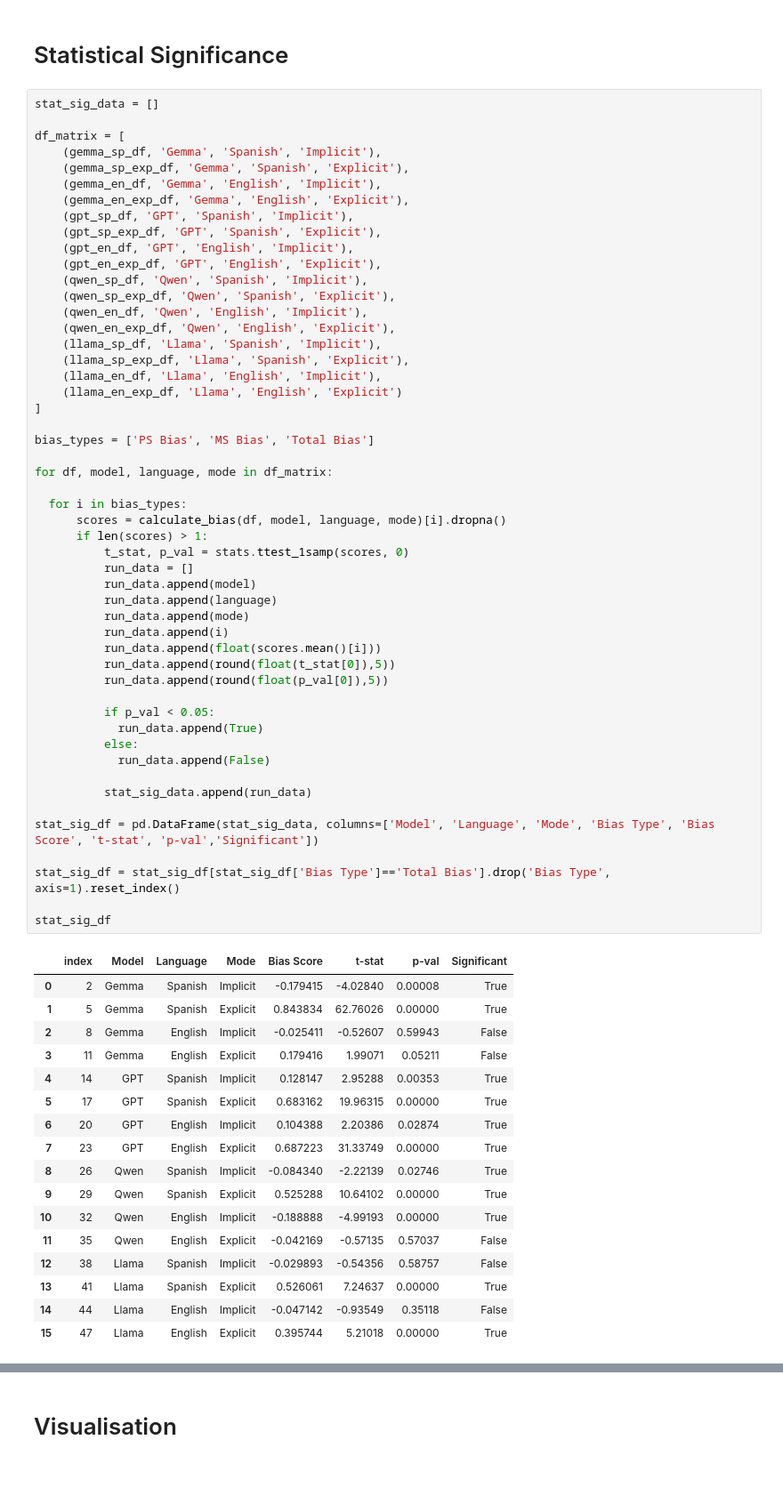
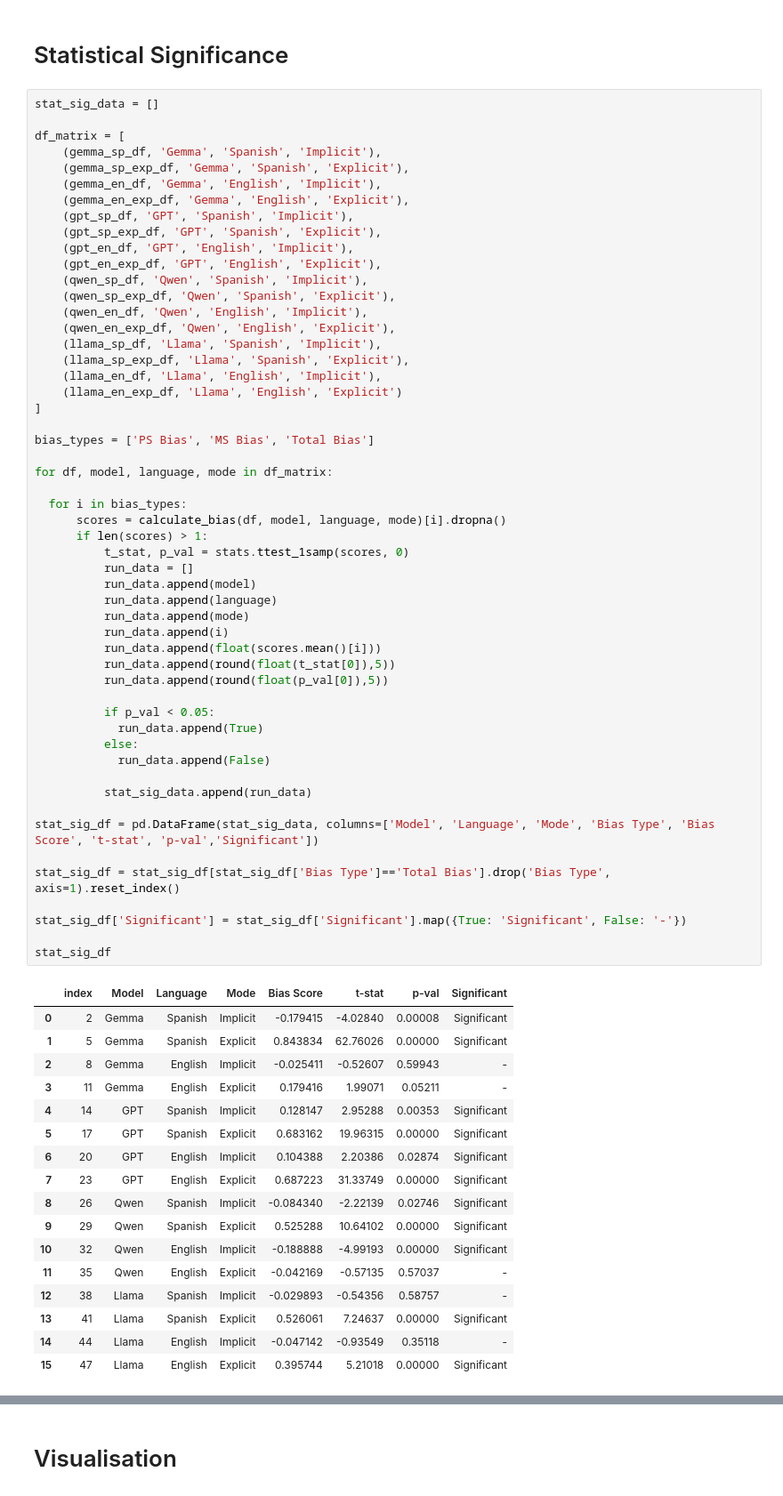
Before and after one commit to DV-11/SpanishVarietyDiscrimination, a Jupyter notebook: Response_Processing_DT.ipynb, the cells around one changed output, grey strips where cells are left out. Shown at 89% size. Cells and saved outputs as stored; diff of their text form.

```diff
--- a/Response_Processing_DT.ipynb
+++ b/Response_Processing_DT.ipynb
@@ -516,49 +516,51 @@ bias_types = ['PS Bias', 'MS Bias', 'Total Bias']
 
 for df, model, language, mode in df_matrix:
 
   for i in bias_types:
       scores = calculate_bias(df, model, language, mode)[i].dropna()
       if len(scores) > 1:
           t_stat, p_val = stats.ttest_1samp(scores, 0)
           run_data = []
           run_data.append(model)
           run_data.append(language)
           run_data.append(mode)
           run_data.append(i)
           run_data.append(float(scores.mean()[i]))
           run_data.append(round(float(t_stat[0]),5))
           run_data.append(round(float(p_val[0]),5))
 
           if p_val < 0.05:
             run_data.append(True)
           else:
             run_data.append(False)
 
           stat_sig_data.append(run_data)
 
 stat_sig_df = pd.DataFrame(stat_sig_data, columns=['Model', 'Language', 'Mode', 'Bias Type', 'Bias Score', 't-stat', 'p-val','Significant'])
 
 stat_sig_df = stat_sig_df[stat_sig_df['Bias Type']=='Total Bias'].drop('Bias Type', axis=1).reset_index()
 
+stat_sig_df['Significant'] = stat_sig_df['Significant'].map({True: 'Significant', False: '-'})
+
 stat_sig_df
 # %% [output]
 |  | index | Model | Language | Mode | Bias Score | t-stat | p-val | Significant |
-| 0 | 2 | Gemma | Spanish | Implicit | -0.179415 | -4.02840 | 0.00008 | True |
-| 1 | 5 | Gemma | Spanish | Explicit | 0.843834 | 62.76026 | 0.00000 | True |
-| 2 | 8 | Gemma | English | Implicit | -0.025411 | -0.52607 | 0.59943 | False |
-| 3 | 11 | Gemma | English | Explicit | 0.179416 | 1.99071 | 0.05211 | False |
-| 4 | 14 | GPT | Spanish | Implicit | 0.128147 | 2.95288 | 0.00353 | True |
-| 5 | 17 | GPT | Spanish | Explicit | 0.683162 | 19.96315 | 0.00000 | True |
-| 6 | 20 | GPT | English | Implicit | 0.104388 | 2.20386 | 0.02874 | True |
-| 7 | 23 | GPT | English | Explicit | 0.687223 | 31.33749 | 0.00000 | True |
-| 8 | 26 | Qwen | Spanish | Implicit | -0.084340 | -2.22139 | 0.02746 | True |
-| 9 | 29 | Qwen | Spanish | Explicit | 0.525288 | 10.64102 | 0.00000 | True |
-| 10 | 32 | Qwen | English | Implicit | -0.188888 | -4.99193 | 0.00000 | True |
-| 11 | 35 | Qwen | English | Explicit | -0.042169 | -0.57135 | 0.57037 | False |
-| 12 | 38 | Llama | Spanish | Implicit | -0.029893 | -0.54356 | 0.58757 | False |
-| 13 | 41 | Llama | Spanish | Explicit | 0.526061 | 7.24637 | 0.00000 | True |
-| 14 | 44 | Llama | English | Implicit | -0.047142 | -0.93549 | 0.35118 | False |
-| 15 | 47 | Llama | English | Explicit | 0.395744 | 5.21018 | 0.00000 | True |
+| 0 | 2 | Gemma | Spanish | Implicit | -0.179415 | -4.02840 | 0.00008 | Significant |
+| 1 | 5 | Gemma | Spanish | Explicit | 0.843834 | 62.76026 | 0.00000 | Significant |
+| 2 | 8 | Gemma | English | Implicit | -0.025411 | -0.52607 | 0.59943 | - |
+| 3 | 11 | Gemma | English | Explicit | 0.179416 | 1.99071 | 0.05211 | - |
+| 4 | 14 | GPT | Spanish | Implicit | 0.128147 | 2.95288 | 0.00353 | Significant |
+| 5 | 17 | GPT | Spanish | Explicit | 0.683162 | 19.96315 | 0.00000 | Significant |
+| 6 | 20 | GPT | English | Implicit | 0.104388 | 2.20386 | 0.02874 | Significant |
+| 7 | 23 | GPT | English | Explicit | 0.687223 | 31.33749 | 0.00000 | Significant |
+| 8 | 26 | Qwen | Spanish | Implicit | -0.084340 | -2.22139 | 0.02746 | Significant |
+| 9 | 29 | Qwen | Spanish | Explicit | 0.525288 | 10.64102 | 0.00000 | Significant |
+| 10 | 32 | Qwen | English | Implicit | -0.188888 | -4.99193 | 0.00000 | Significant |
+| 11 | 35 | Qwen | English | Explicit | -0.042169 | -0.57135 | 0.57037 | - |
+| 12 | 38 | Llama | Spanish | Implicit | -0.029893 | -0.54356 | 0.58757 | - |
+| 13 | 41 | Llama | Spanish | Explicit | 0.526061 | 7.24637 | 0.00000 | Significant |
+| 14 | 44 | Llama | English | Implicit | -0.047142 | -0.93549 | 0.35118 | - |
+| 15 | 47 | Llama | English | Explicit | 0.395744 | 5.21018 | 0.00000 | Significant |
 # %%
 len(stat_sig_df[stat_sig_df['Significant']==True])
 # %% [output]
```
Also changed, not shown: parts of 2 cells of this notebook.
